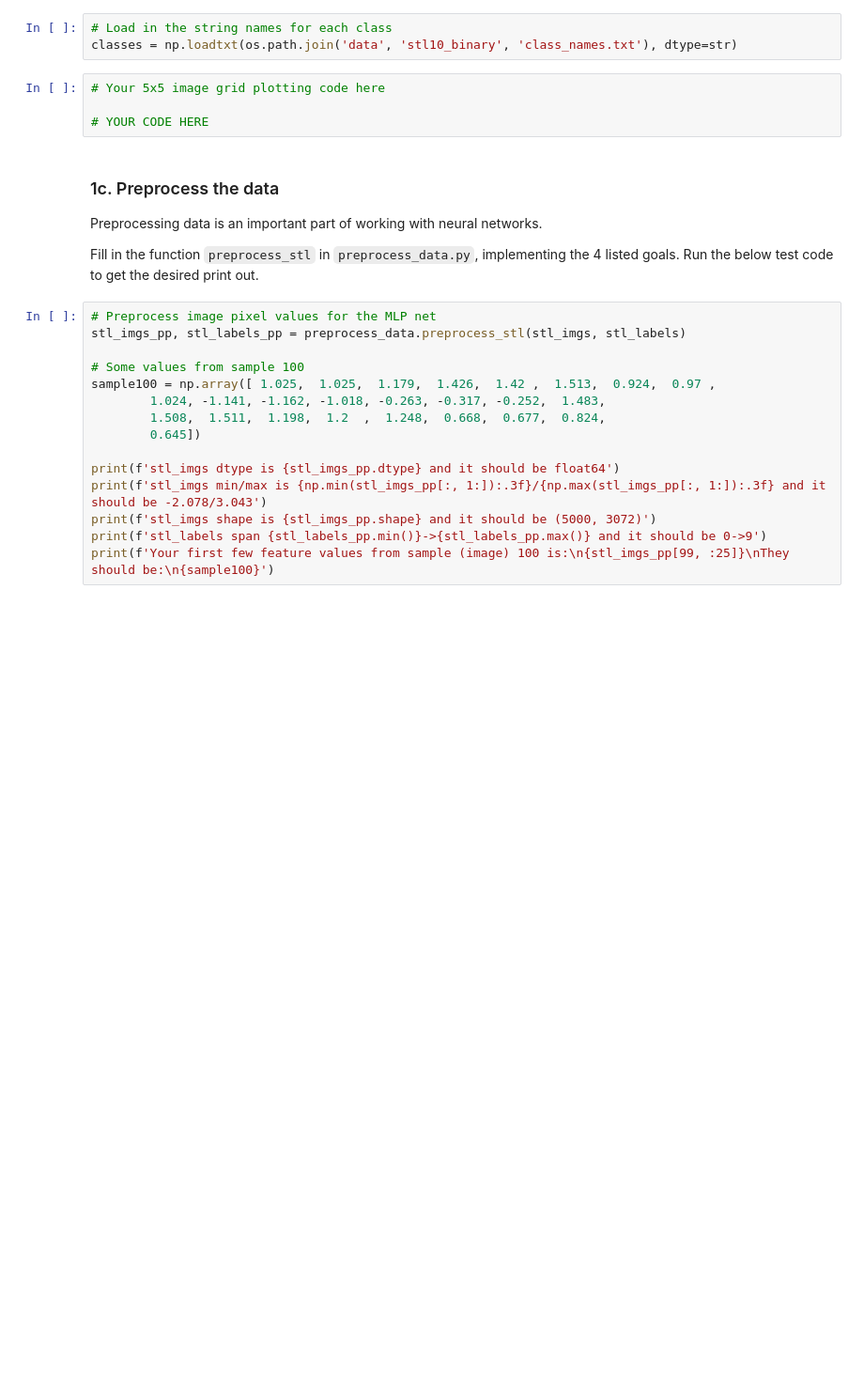
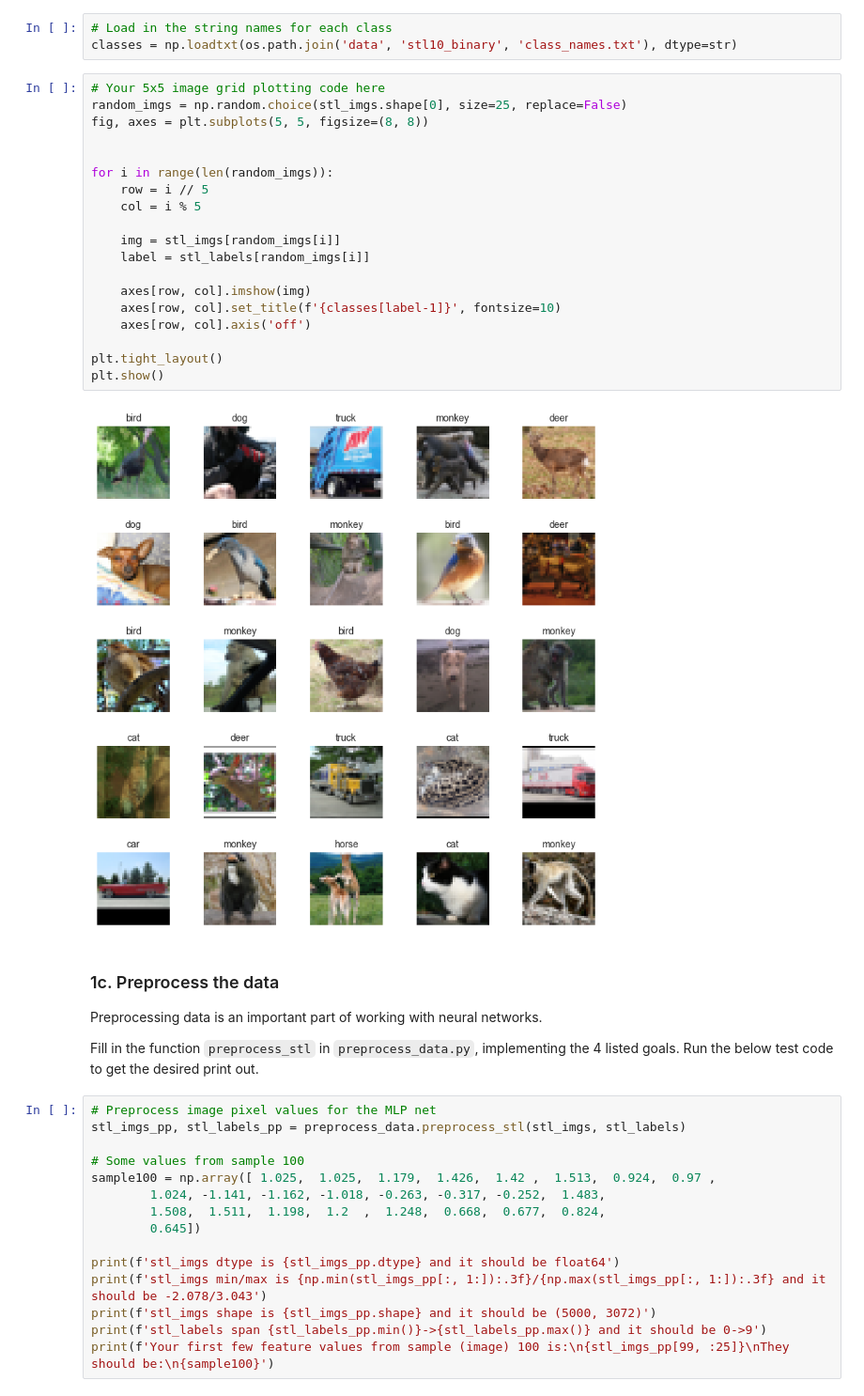
Before and after one commit to sampolz/Neural-Networks, a Jupyter notebook: Project 2/preprocess_stl10.ipynb, the cells around one changed output. Shown at 94% size. Saved outputs shown, nothing was run; the diff lists cells and outputs as text; blank space fills up the shorter version.

```diff
--- a/Project 2/preprocess_stl10.ipynb
+++ b/Project 2/preprocess_stl10.ipynb
@@ -90,10 +97,27 @@ In the cell below, create a 5x5 plot showing 25 **randomly selected** images fro
 # %%
 # Load in the string names for each class
 classes = np.loadtxt(os.path.join('data', 'stl10_binary', 'class_names.txt'), dtype=str)
-# %%
-# Your 5x5 image grid plotting code here
-
-# YOUR CODE HERE
+# %%
+# Your 5x5 image grid plotting code here
+random_imgs = np.random.choice(stl_imgs.shape[0], size=25, replace=False)
+fig, axes = plt.subplots(5, 5, figsize=(8, 8))
+
+
+for i in range(len(random_imgs)):
+    row = i // 5
+    col = i % 5
+
+    img = stl_imgs[random_imgs[i]]
+    label = stl_labels[random_imgs[i]]
+
+    axes[row, col].imshow(img)
+    axes[row, col].set_title(f'{classes[label-1]}', fontsize=10)
+    axes[row, col].axis('off')
+
+plt.tight_layout()
+plt.show()
+# %% [output]
+[figure, added]
 # %% [markdown]
 ### 1c. Preprocess the data
 
```
Also changed, not shown: parts of 5 cells of this notebook, 4 other files.
